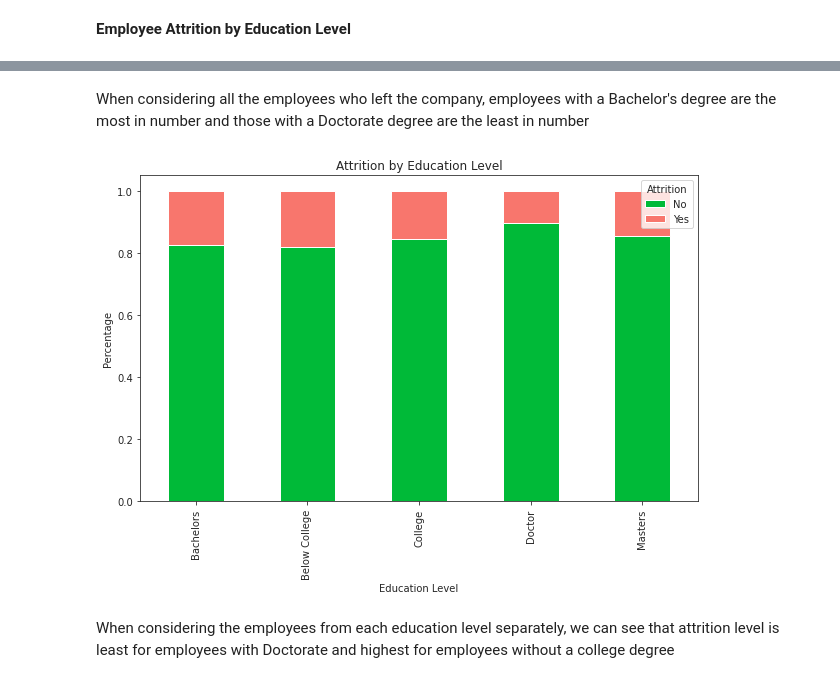
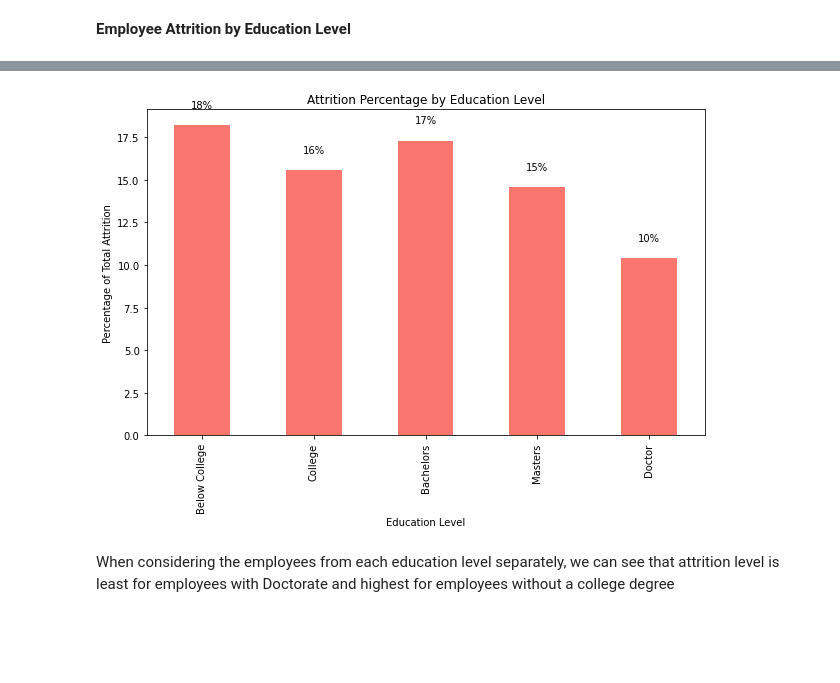
Before and after one commit to SnSabu/congressional-analysis, a Jupyter notebook: EmployeeAttrition.ipynb, the cells around one changed output, grey strips where cells are left out. Cells and saved outputs as stored; diff of their text form; code cells hidden in the pictures; blank space fills up the shorter version.

```diff
--- a/EmployeeAttrition.ipynb
+++ b/EmployeeAttrition.ipynb
@@ -74,25 +84,28 @@ plt.show()
-# %% [markdown]
-When considering all the employees who left the company, employees with a Bachelor's degree are the most in number and those with a Doctorate degree are the least in number
-# %%
-#100% stacked bar chart
-grouped = Employee_Attrition.groupby(['EducationLevel', 'Attrition']).size().unstack()
-
-totals = grouped.sum(axis=1)
-percentages = grouped.divide(totals, axis=0)
-
-colors = ['#00BA38', '#F8766D']
-
-ax = percentages.plot(kind='bar', stacked=True, figsize=(10, 6), color=colors)
-
-ax.set_xlabel('Education Level')
-ax.set_ylabel('Percentage')
-ax.set_title('Attrition by Education Level')
-
-#for container in ax.containers:
-#  ax.bar_label(container, label_type='edge')
-plt.show()
-# %% [output]
-[figure, removed]
+# %%
+import matplotlib.pyplot as plt
+import pandas as pd
+
+plt.figure(figsize=(15,10))
+
+emp_edu_level_count = Employee_Attrition.groupby(['EducationLevel']).size()
+edu_order = ['Below College', 'College', 'Bachelors', 'Masters', 'Doctor']
+filtered_data = Employee_Attrition[Employee_Attrition["Attrition"] == "Yes"]
+grouped_count = filtered_data.groupby(['EducationLevel']).size()
+percentages = grouped_count.divide(emp_edu_level_count) * 100
+percentages = percentages.reindex(edu_order)
+
+ax = percentages.plot(kind='bar', figsize=(10, 6), color='#F8766D')
+
+ax.set_xlabel('Education Level')
+ax.set_ylabel('Percentage of Total Attrition')
+ax.set_title('Attrition Percentage by Education Level')
+
+for i, v in enumerate(percentages):
+    ax.text(i, v + 1, f"{v:.0f}%", ha="center")
+
+plt.show()
+# %% [output]
+[figure, added]
 # %% [markdown]
 When considering the employees from each education level separately, we can see that attrition level is least for employees with Doctorate and highest for employees without a college degree
 # %% [markdown]
```
Also changed, not shown: parts of 13 cells of this notebook.
